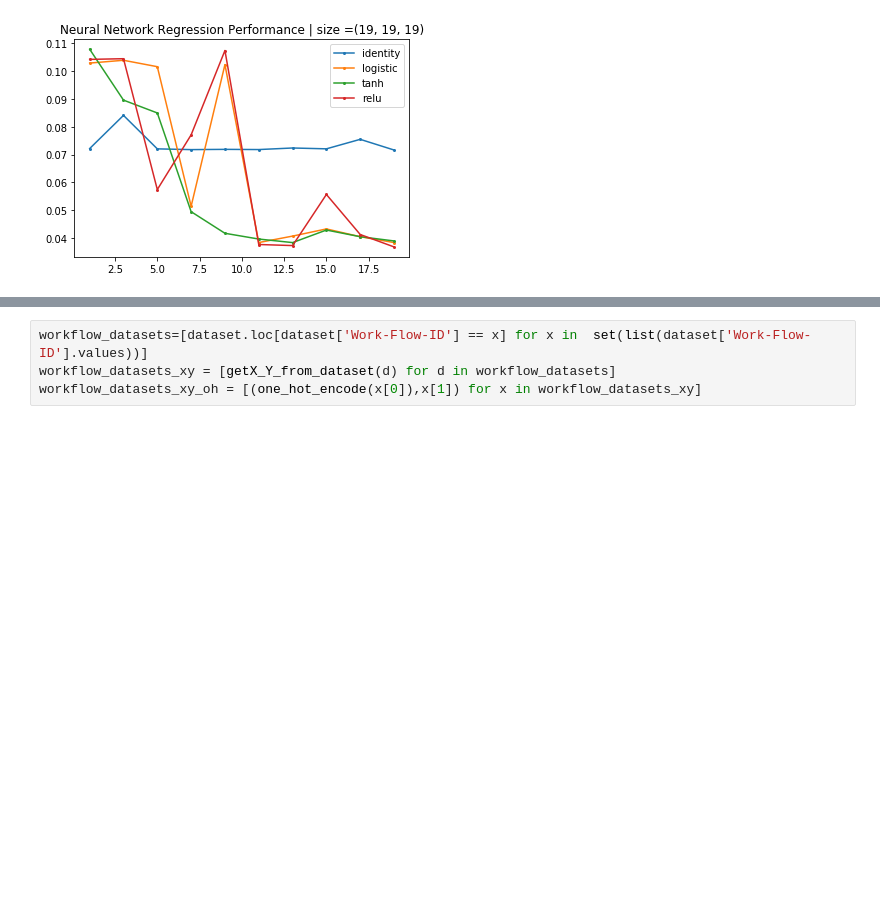
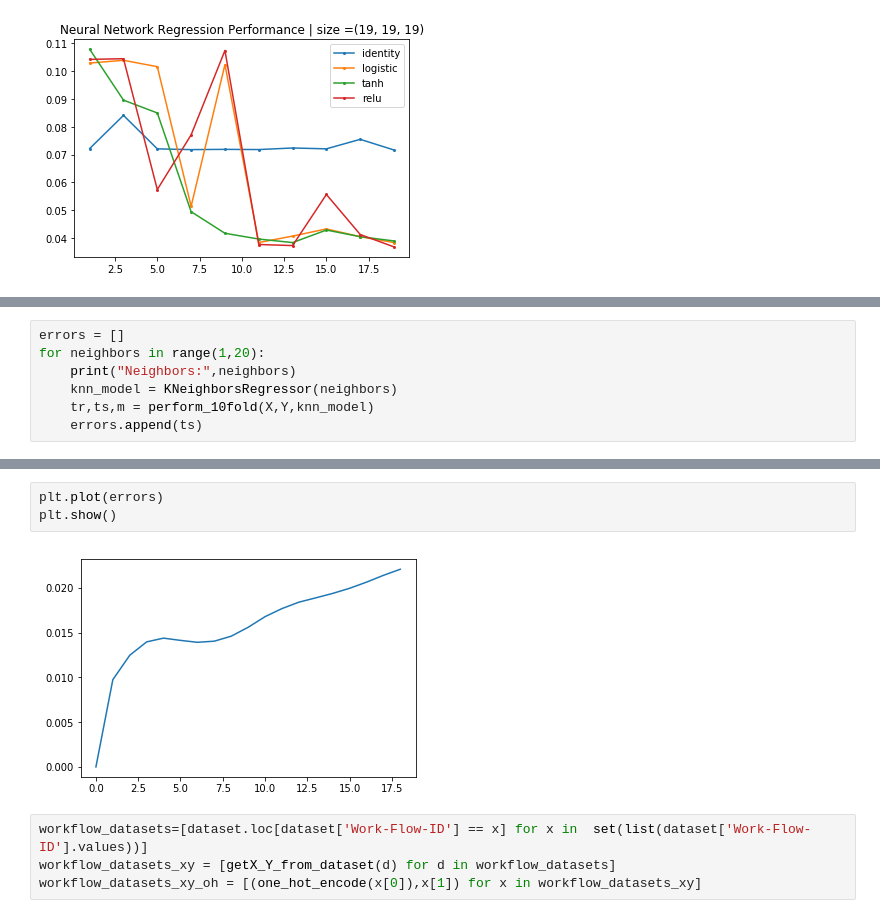
Before and after one commit to TSatyaVasanthReddy/RegressionAnalysis, a Jupyter notebook: code_satya.ipynb, the cells around one changed output, grey strips where cells are left out. Saved outputs shown, nothing was run; the diff lists cells and outputs as text; blank space fills up the shorter version.

```diff
--- a/code_satya.ipynb
+++ b/code_satya.ipynb
@@ -98,0 +102,7 @@ size_ 19 activation function: relu
+# %%
+errors = []
+for neighbors in range(1,20):
+    print("Neighbors:",neighbors)
+    knn_model = KNeighborsRegressor(neighbors)
+    tr,ts,m = perform_10fold(X,Y,knn_model)
+    errors.append(ts)
@@ -99,3 +129,8 @@ size_ 19 activation function: relu
+# %%
+plt.plot(errors)
+plt.show()
+# %% [output]
+[figure, added]
 # %%
 workflow_datasets=[dataset.loc[dataset['Work-Flow-ID'] == x] for x in  set(list(dataset['Work-Flow-ID'].values))]
 workflow_datasets_xy = [getX_Y_from_dataset(d) for d in workflow_datasets]
```
Also changed, not shown: parts of 3 cells of this notebook.
